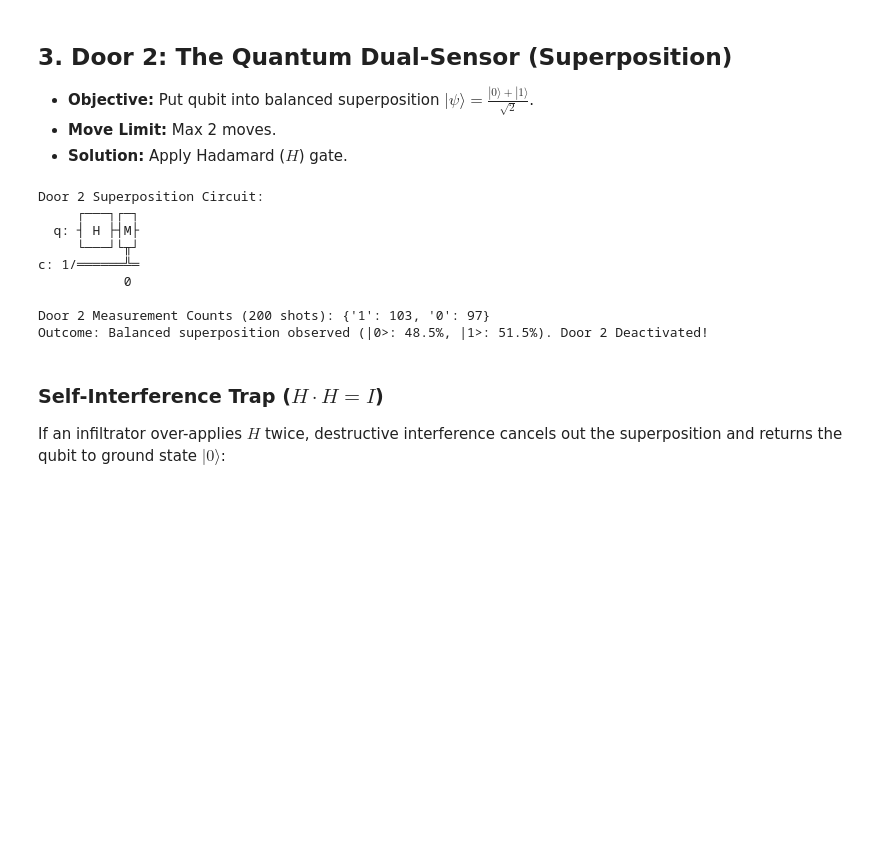
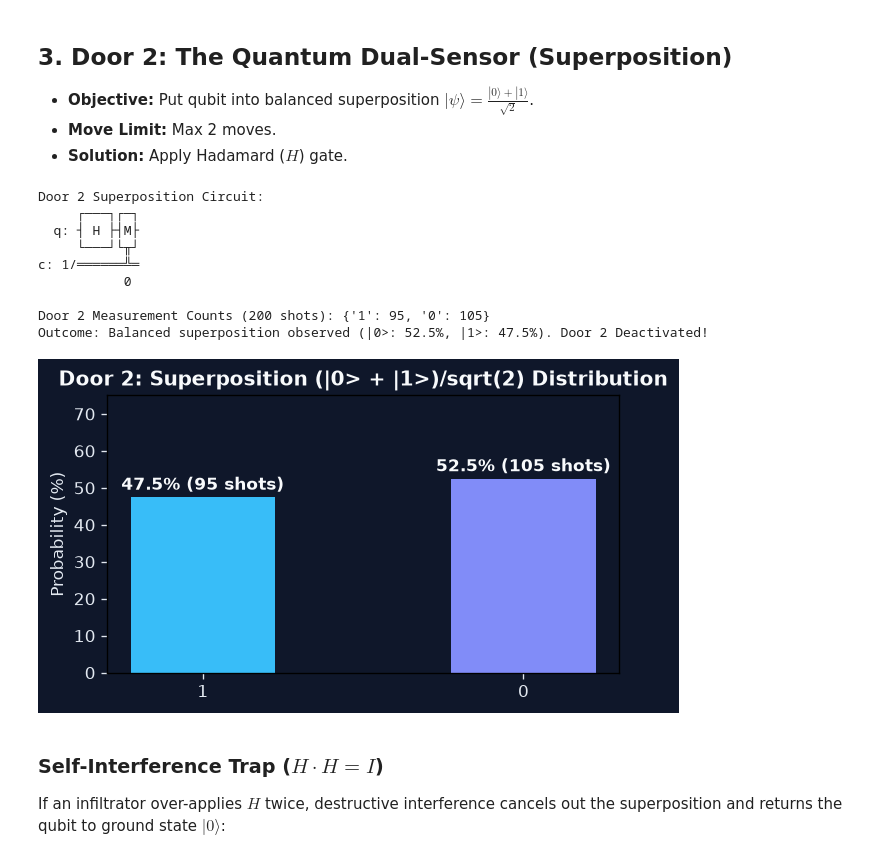
Before and after one commit to harshavardhankilli/QubitSolo, a Jupyter notebook: notebooks/solution.ipynb, the cells around one changed output. Cells and saved outputs as stored; diff of their text form; code cells hidden in the pictures; blank space fills up the shorter version.

```diff
--- a/notebooks/solution.ipynb
+++ b/notebooks/solution.ipynb
@@ -65,27 +77,38 @@ Outcome: 100% of shots collapsed to target state |1>. Door 1 Bypassed!
 # %%
 qc2 = QuantumCircuit(1, 1)
 qc2.h(0)  # Hadamard creates superposition
 qc2.measure(0, 0)
 
 print("Door 2 Superposition Circuit:")
 print(qc2.draw(output="text"))
 
 counts2 = simulator.run(qc2, shots=200).result().get_counts()
 print(f"\nDoor 2 Measurement Counts (200 shots): {counts2}")
 p0 = (counts2.get('0', 0) / 200) * 100
 p1 = (counts2.get('1', 0) / 200) * 100
 if p0 >= 35.0 and p1 >= 35.0:
     print(f"Outcome: Balanced superposition observed (|0>: {p0:.1f}%, |1>: {p1:.1f}%). Door 2 Deactivated!")
+
+# Plot measurement distribution
+fig, ax = plt.subplots(figsize=(5.5, 3), facecolor='#0F172A')
+ax.set_facecolor('#0F172A')
+ax.bar(list(counts2.keys()), [v/200*100 for v in counts2.values()], color=['#38BDF8', '#818CF8'], width=0.45)
+ax.set_ylabel('Probability (%)', color='#E2E8F0')
+ax.set_title('Door 2: Superposition (|0> + |1>)/sqrt(2) Distribution', color='#F8FAFC', fontweight='bold')
+ax.tick_params(colors='#E2E8F0')
+ax.set_ylim(0, 75)
+plt.show()
 # %% [output]
 Door 2 Superposition Circuit:
      ┌───┐┌─┐
   q: ┤ H ├┤M├
      └───┘└╥┘
 c: 1/══════╩═
            0
 
-Door 2 Measurement Counts (200 shots): {'1': 103, '0': 97}
-Outcome: Balanced superposition observed (|0>: 48.5%, |1>: 51.5%). Door 2 Deactivated!
+Door 2 Measurement Counts (200 shots): {'1': 95, '0': 105}
+Outcome: Balanced superposition observed (|0>: 52.5%, |1>: 47.5%). Door 2 Deactivated!
+[figure, added]
 # %% [markdown]
 ### Self-Interference Trap ($H \cdot H = I$)
 If an infiltrator over-applies $H$ twice, destructive interference cancels out the superposition and returns the qubit to ground state $|0\rangle$:
```
Also changed, not shown: parts of 3 cells of this notebook.
